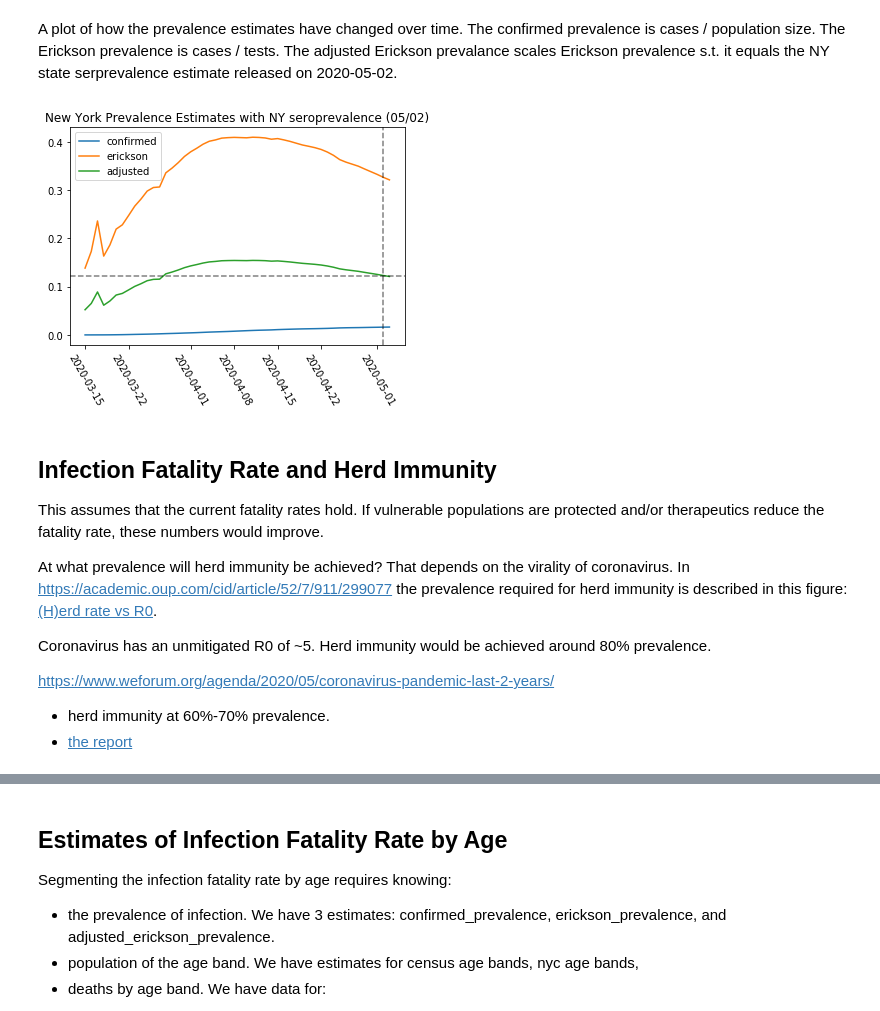
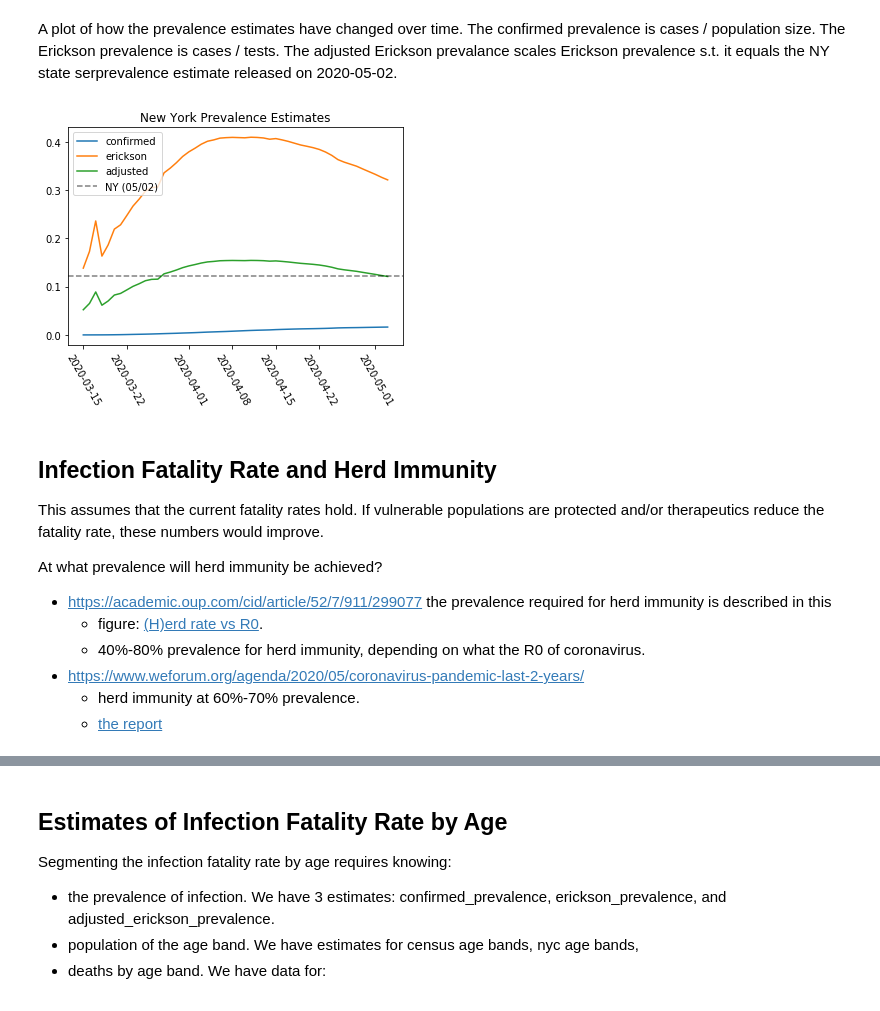
Before and after one commit to todddeluca/coronavirus, a Jupyter notebook: coronavirus_erickson.ipynb, the cells around one changed output, grey strips where cells are left out. Saved outputs shown, nothing was run; the diff lists cells and outputs as text; code cells hidden in the pictures.

```diff
--- a/coronavirus_erickson.ipynb
+++ b/coronavirus_erickson.ipynb
@@ -276,37 +276,36 @@ A plot of how the prevalence estimates have changed over time. The confirmed pre
 # %%
 entity = 'New York'
 df = states_df
 df = df.loc[~before_threshold(df, col='date', thresh=to_datetime('2020-03-15'))]
 
 # df = days_since_trim(df, index_col='entity', days_since_col='date',
 #                      days_since_thresh=to_datetime('2020-03-15'))
 dates = df.loc[df['entity'] == entity, 'date']
 confs = df.loc[df['entity'] == entity, 'confirmed_prevalence']
 erics = df.loc[df['entity'] == entity, 'erickson_prevalence']
 adjus = df.loc[df['entity'] == entity, 'adjusted_erickson_prevalence']
 plt.plot(dates, confs, label='confirmed')
 plt.plot(dates, erics, label='erickson')
 plt.plot(dates, adjus, label='adjusted')
 ny_seroprevalence = 0.123
-plt.axhline(y=ny_seroprevalence, linestyle='--', color='k', alpha=0.5)
-plt.axvline(x=pd.to_datetime('2020-05-02'), linestyle='--', color='k', alpha=0.5)
+plt.axhline(y=ny_seroprevalence, linestyle='--', color='k', alpha=0.5, label='NY (05/02)')
+# plt.axvline(x=pd.to_datetime('2020-05-02'), linestyle='--', color='k', alpha=0.5)
 plt.xticks(rotation=-60)
 plt.legend()
-plt.title(f'{entity} Prevalence Estimates with NY seroprevalence (05/02)')
+plt.title(f'{entity} Prevalence Estimates')
 plt.show()
 # %% [output]
-[figure, old version]
+[figure, new version]
 # %% [markdown]
 ## Infection Fatality Rate and Herd Immunity
 
 This assumes that the current fatality rates hold. If vulnerable populations are protected and/or therapeutics reduce the fatality rate, these numbers would improve.
 
-At what prevalence will herd immunity be achieved? That depends on the virality of coronavirus. In https://academic.oup.com/cid/article/52/7/911/299077 the prevalence required for herd immunity is described in this figure: [(H)erd rate vs R0](https://academic.oup.com/view-large/figure/3862687/cidcir007f02_ht.gif).
-
-Coronavirus has an unmitigated R0 of ~5. Herd immunity would be achieved around 80% prevalence.
-
-https://www.weforum.org/agenda/2020/05/coronavirus-pandemic-last-2-years/
-
-- herd immunity at 60%-70% prevalence.
-- [the report](https://www.cidrap.umn.edu/sites/default/files/public/downloads/cidrap-covid19-viewpoint-part1_0.pdf)
+At what prevalence will herd immunity be achieved?
+- https://academic.oup.com/cid/article/52/7/911/299077 the prevalence required for herd immunity is described in this
+  - figure: [(H)erd rate vs R0](https://academic.oup.com/view-large/figure/3862687/cidcir007f02_ht.gif).
+  - 40%-80% prevalence for herd immunity, depending on what the R0 of coronavirus.
+- https://www.weforum.org/agenda/2020/05/coronavirus-pandemic-last-2-years/
+  - herd immunity at 60%-70% prevalence.
+  - [the report](https://www.cidrap.umn.edu/sites/default/files/public/downloads/cidrap-covid19-viewpoint-part1_0.pdf)
 # %%
```
Also changed, not shown: parts of 2 cells of this notebook, 1 other file.
